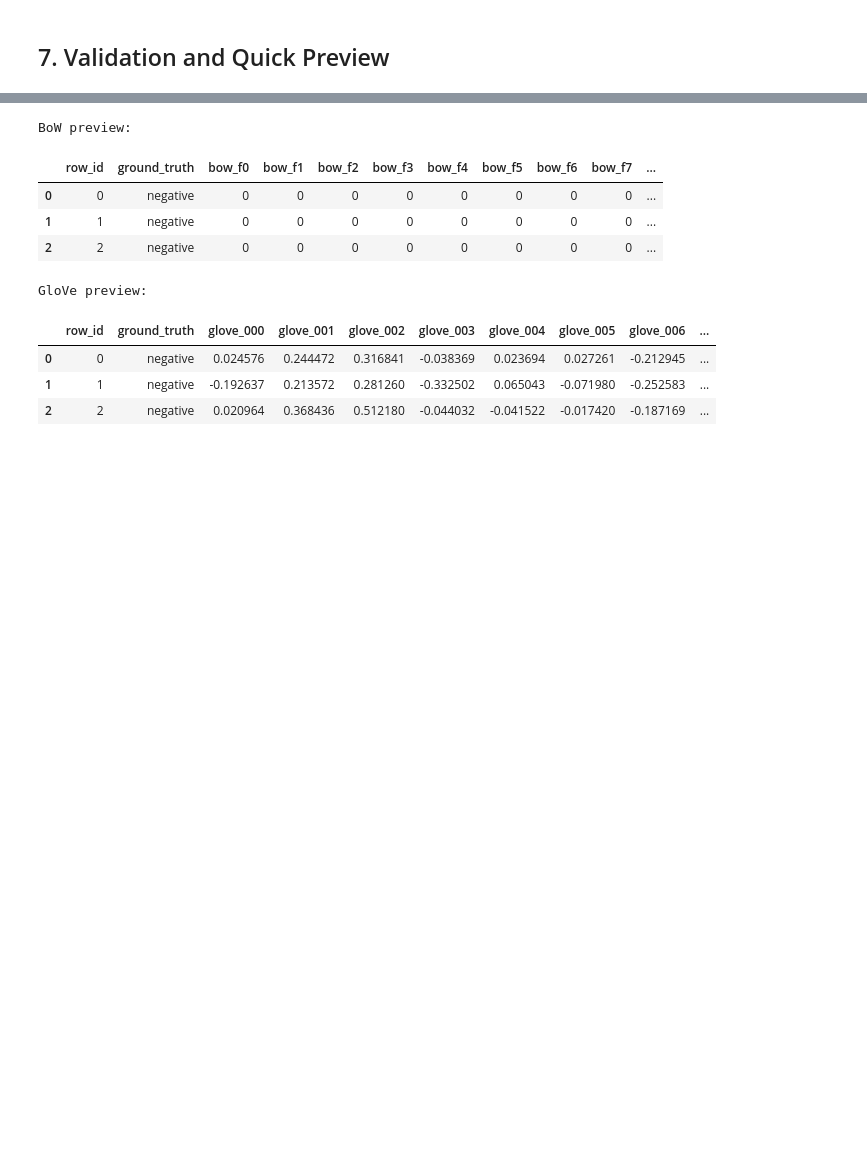
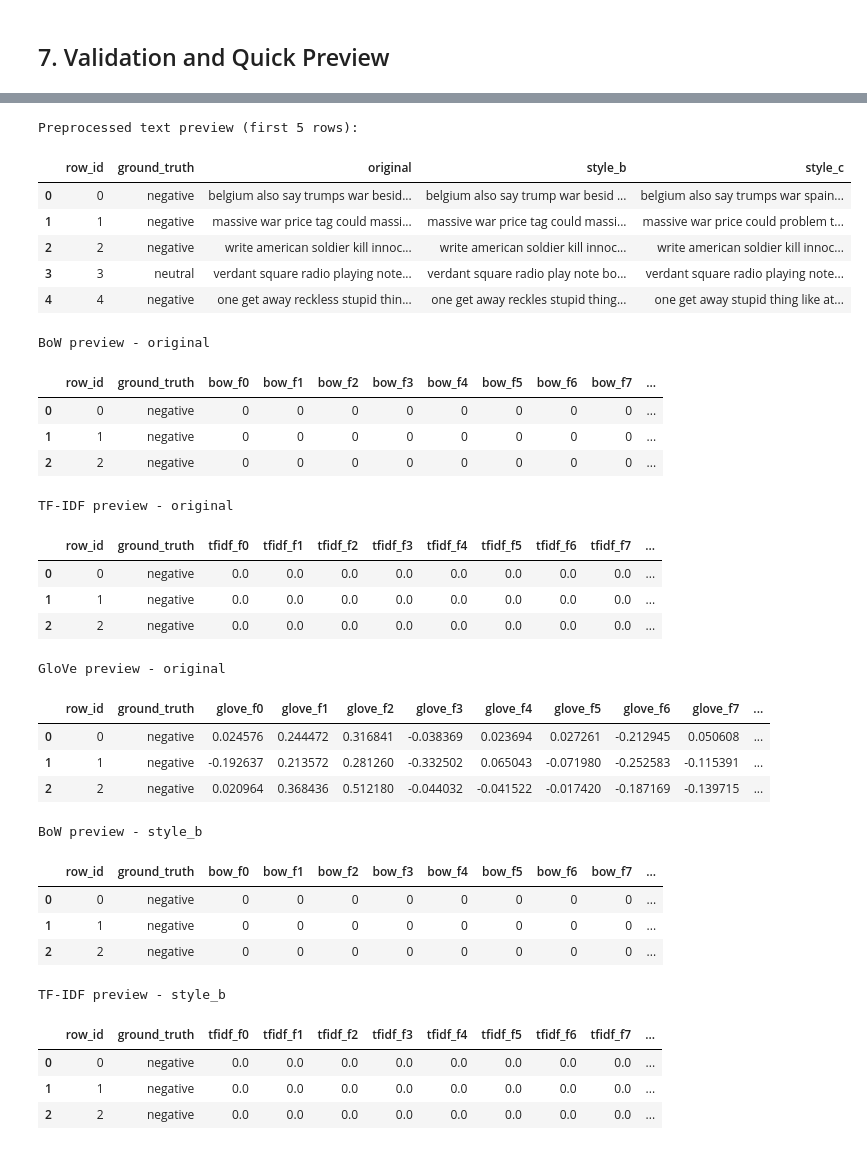
Before and after one commit to AhmedMohamady1/Social-Data-Analytics-Project, a Jupyter notebook: Task_3/text_representation.ipynb, the cells around one changed output, grey strips where cells are left out. Cells and saved outputs as stored; diff of their text form; code cells hidden in the pictures; blank space fills up the shorter version.

```diff
--- a/Task_3/text_representation.ipynb
+++ b/Task_3/text_representation.ipynb
@@ -55,13 +80,23 @@ df_clean["final_text"] = df_clean["final_text"].fillna("").astype(str).str.strip
 df_clean["ground_truth"] = df_clean["ground_truth"].fillna("unknown").astype(str).str.strip()
 df_clean = df_clean[df_clean["final_text"] != ""].copy()
 
-df_work = df_clean.reset_index(drop=True)
+if USE_ALL_RECORDS:
+    df_work = df_clean.reset_index(drop=True)
+else:
+    n = min(N_RECORDS, len(df_clean))
+    df_work = df_clean.sample(n=n, random_state=RANDOM_STATE).sort_index().reset_index(drop=True)
+
 df_work.insert(0, "row_id", np.arange(len(df_work), dtype=int))
+
+df_original_style = df_work.copy()
+df_original_style["final_text_original"] = df_original_style["final_text"]
+df_original_style.to_csv(ORIGINAL_STYLE_CSV, index=False)
 
 print(f"Rows loaded: {len(df_raw)}")
 print(f"Rows after cleaning/filtering: {len(df_work)}")
 print("Label distribution:")
 print(df_work["ground_truth"].value_counts())
+print(f"Original style dataset saved to: {ORIGINAL_STYLE_CSV}")
 df_work[["row_id", "final_text", "ground_truth"]].head()
 # %% [output]
 Rows loaded: 500
@@ -85,9 +121,18 @@ manifest = {
     "created_utc": datetime.now(timezone.utc).isoformat(),
     "input_csv": str(INPUT_CSV_PATH),
     "records_used": int(len(df_work)),
-    "use_all_records": bool(True),
+    "use_all_records": bool(USE_ALL_RECORDS),
     "bow_ngram_range": [BOW_NGRAM_RANGE[0], BOW_NGRAM_RANGE[1]],
-    "glove_model_name": GLOVE_MODEL_NAME,
+    "tfidf_ngram_range": [TFIDF_NGRAM_RANGE[0], TFIDF_NGRAM_RANGE[1]],
+    "style_files": {
+        "original": str(ORIGINAL_STYLE_CSV),
+        "style_b": str(STYLE_B_CSV),
+        "style_c": str(STYLE_C_CSV)
+    },
+    "pipeline_scripts": {
+        "style_b": str(STYLE_B_SCRIPT_PATH),
+        "style_c": str(STYLE_C_SCRIPT_PATH)
+    },
     "label_distribution": {k: int(v) for k, v in df_work["ground_truth"].value_counts().to_dict().items()}
 }
 
@@ -299,17 +496,44 @@ summary
 # %%
-print("BoW preview:")
-display(bow_df.iloc[:3, :12])
+print("Preprocessed text preview (first 5 rows):")
+display(style_preview)
 
-print("GloVe preview:")
-display(glove_df.iloc[:3, :12])
+for style_name in ["original", "style_b", "style_c"]:
+    print(f"\nBoW preview - {style_name}")
+    display(bow_previews[style_name])
+    print(f"TF-IDF preview - {style_name}")
+    display(tfidf_previews[style_name])
+    print(f"GloVe preview - {style_name}")
+    display(glove_previews[style_name])
 # %% [output]
-BoW preview:
+Preprocessed text preview (first 5 rows):
-|  | row_id | ground_truth | bow_f0 | bow_f1 | bow_f2 | bow_f3 | bow_f4 | bow_f5 | bow_f6 | bow_f7 | ... |
-| 0 | 0 | negative | 0 | 0 | 0 | 0 | 0 | 0 | 0 | 0 | ... |
-| 1 | 1 | negative | 0 | 0 | 0 | 0 | 0 | 0 | 0 | 0 | ... |
-| 2 | 2 | negative | 0 | 0 | 0 | 0 | 0 | 0 | 0 | 0 | ... |
+|  | row_id | ground_truth | original | style_b | style_c |
+| 0 | 0 | negative | belgium also say trumps war besid... | belgium also say trump war besid ... | belgium also say trumps war spain... |
+| 1 | 1 | negative | massive war price tag could massi... | massive war price tag could massi... | massive war price could problem t... |
+| 2 | 2 | negative | write american soldier kill innoc... | write american soldier kill innoc... | write american soldier kill innoc... |
+| 3 | 3 | neutral | verdant square radio playing note... | verdant square radio play note bo... | verdant square radio playing note... |
+| 4 | 4 | negative | one get away reckless stupid thin... | one get away reckles stupid thing... | one get away stupid thing like at... |
-GloVe preview:
+BoW preview - original
-|  | row_id | ground_truth | glove_000 | glove_001 | glove_002 | glove_003 | glove_004 | glove_005 | glove_006 | ... |
-| 0 | 0 | negative | 0.024576 | 0.244472 | 0.316841 | -0.038369 | 0.023694 | 0.027261 | -0.212945 | ... |
-| 1 | 1 | negative | -0.192637 | 0.213572 | 0.281260 | -0.332502 | 0.065043 | -0.071980 | -0.252583 | ... |
-| 2 | 2 | negative | 0.020964 | 0.368436 | 0.512180 | -0.044032 | -0.041522 | -0.017420 | -0.187169 | ... |
+|  | row_id | ground_truth | bow_f0 | bow_f1 | bow_f2 | bow_f3 | bow_f4 | bow_f5 | bow_f6 | bow_f7 | ... |
+| 0 | 0 | negative | 0 | 0 | 0 | 0 | 0 | 0 | 0 | 0 | ... |
+| 1 | 1 | negative | 0 | 0 | 0 | 0 | 0 | 0 | 0 | 0 | ... |
+| 2 | 2 | negative | 0 | 0 | 0 | 0 | 0 | 0 | 0 | 0 | ... |
+TF-IDF preview - original
+|  | row_id | ground_truth | tfidf_f0 | tfidf_f1 | tfidf_f2 | tfidf_f3 | tfidf_f4 | tfidf_f5 | tfidf_f6 | tfidf_f7 | ... |
+| 0 | 0 | negative | 0.0 | 0.0 | 0.0 | 0.0 | 0.0 | 0.0 | 0.0 | 0.0 | ... |
+| 1 | 1 | negative | 0.0 | 0.0 | 0.0 | 0.0 | 0.0 | 0.0 | 0.0 | 0.0 | ... |
+| 2 | 2 | negative | 0.0 | 0.0 | 0.0 | 0.0 | 0.0 | 0.0 | 0.0 | 0.0 | ... |
+GloVe preview - original
+|  | row_id | ground_truth | glove_f0 | glove_f1 | glove_f2 | glove_f3 | glove_f4 | glove_f5 | glove_f6 | glove_f7 | ... |
+| 0 | 0 | negative | 0.024576 | 0.244472 | 0.316841 | -0.038369 | 0.023694 | 0.027261 | -0.212945 | 0.050608 | ... |
+| 1 | 1 | negative | -0.192637 | 0.213572 | 0.281260 | -0.332502 | 0.065043 | -0.071980 | -0.252583 | -0.115391 | ... |
+| 2 | 2 | negative | 0.020964 | 0.368436 | 0.512180 | -0.044032 | -0.041522 | -0.017420 | -0.187169 | -0.139715 | ... |
+BoW preview - style_b
+|  | row_id | ground_truth | bow_f0 | bow_f1 | bow_f2 | bow_f3 | bow_f4 | bow_f5 | bow_f6 | bow_f7 | ... |
+| 0 | 0 | negative | 0 | 0 | 0 | 0 | 0 | 0 | 0 | 0 | ... |
+| 1 | 1 | negative | 0 | 0 | 0 | 0 | 0 | 0 | 0 | 0 | ... |
+| 2 | 2 | negative | 0 | 0 | 0 | 0 | 0 | 0 | 0 | 0 | ... |
+TF-IDF preview - style_b
+|  | row_id | ground_truth | tfidf_f0 | tfidf_f1 | tfidf_f2 | tfidf_f3 | tfidf_f4 | tfidf_f5 | tfidf_f6 | tfidf_f7 | ... |
+| 0 | 0 | negative | 0.0 | 0.0 | 0.0 | 0.0 | 0.0 | 0.0 | 0.0 | 0.0 | ... |
+| 1 | 1 | negative | 0.0 | 0.0 | 0.0 | 0.0 | 0.0 | 0.0 | 0.0 | 0.0 | ... |
+| 2 | 2 | negative | 0.0 | 0.0 | 0.0 | 0.0 | 0.0 | 0.0 | 0.0 | 0.0 | ... |
```
Also changed, not shown: parts of 12 cells of this notebook, 39 other files.
